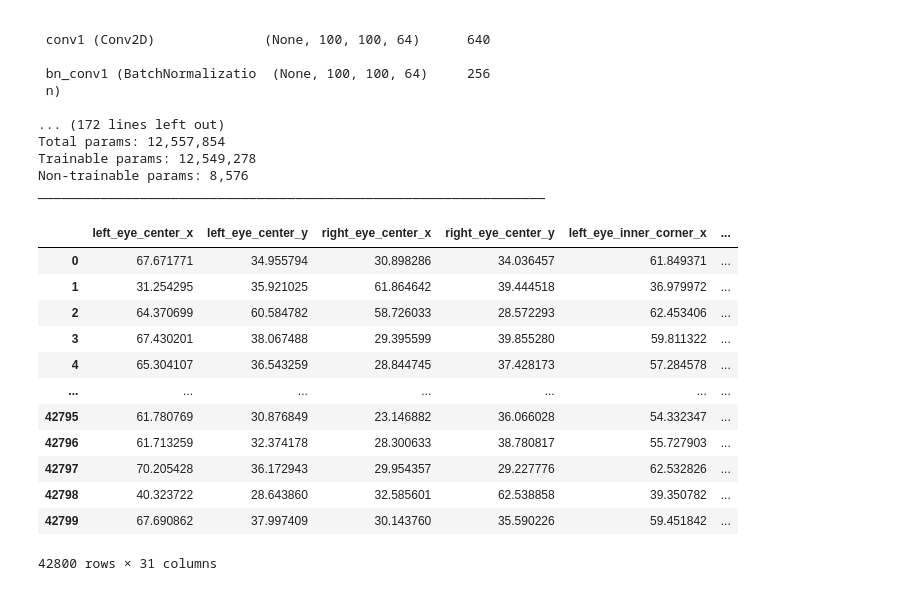
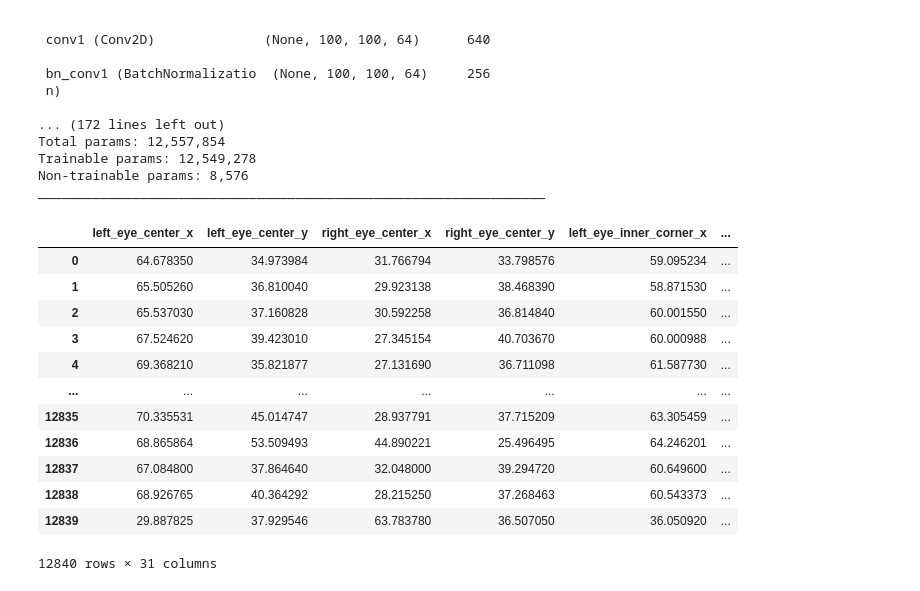
Before and after one commit to RubenBBlazquez/EmotionPredictor, a Jupyter notebook: FacialPointsPredictor.ipynb, the cells around one changed output. Saved outputs shown, nothing was run; the diff lists cells and outputs as text; code cells hidden in the pictures.

```diff
--- a/FacialPointsPredictor.ipynb
+++ b/FacialPointsPredictor.ipynb
@@ -117,22 +117,22 @@ Trainable params: 12,549,278
 Non-trainable params: 8,576
 _________________________________________________________________
 # %%
-data = pd.read_feather('datasets/augmented_data.feather').copy()
+data = pd.read_feather('datasets/second_augmented_data.feather').copy()
 data
 # %% [output]
 |  | left_eye_center_x | left_eye_center_y | right_eye_center_x | right_eye_center_y | left_eye_inner_corner_x | ... |
-| 0 | 67.671771 | 34.955794 | 30.898286 | 34.036457 | 61.849371 | ... |
-| 1 | 31.254295 | 35.921025 | 61.864642 | 39.444518 | 36.979972 | ... |
-| 2 | 64.370699 | 60.584782 | 58.726033 | 28.572293 | 62.453406 | ... |
-| 3 | 67.430201 | 38.067488 | 29.395599 | 39.855280 | 59.811322 | ... |
-| 4 | 65.304107 | 36.543259 | 28.844745 | 37.428173 | 57.284578 | ... |
+| 0 | 64.678350 | 34.973984 | 31.766794 | 33.798576 | 59.095234 | ... |
+| 1 | 65.505260 | 36.810040 | 29.923138 | 38.468390 | 58.871530 | ... |
+| 2 | 65.537030 | 37.160828 | 30.592258 | 36.814840 | 60.001550 | ... |
+| 3 | 67.524620 | 39.423010 | 27.345154 | 40.703670 | 60.000988 | ... |
+| 4 | 69.368210 | 35.821877 | 27.131690 | 36.711098 | 61.587730 | ... |
 | ... | ... | ... | ... | ... | ... | ... |
-| 42795 | 61.780769 | 30.876849 | 23.146882 | 36.066028 | 54.332347 | ... |
-| 42796 | 61.713259 | 32.374178 | 28.300633 | 38.780817 | 55.727903 | ... |
-| 42797 | 70.205428 | 36.172943 | 29.954357 | 29.227776 | 62.532826 | ... |
-| 42798 | 40.323722 | 28.643860 | 32.585601 | 62.538858 | 39.350782 | ... |
-| 42799 | 67.690862 | 37.997409 | 30.143760 | 35.590226 | 59.451842 | ... |
+| 12835 | 70.335531 | 45.014747 | 28.937791 | 37.715209 | 63.305459 | ... |
+| 12836 | 68.865864 | 53.509493 | 44.890221 | 25.496495 | 64.246201 | ... |
+| 12837 | 67.084800 | 37.864640 | 32.048000 | 39.294720 | 60.649600 | ... |
+| 12838 | 68.926765 | 40.364292 | 28.215250 | 37.268463 | 60.543373 | ... |
+| 12839 | 29.887825 | 37.929546 | 63.783780 | 36.507050 | 36.050920 | ... |
-42800 rows × 31 columns
+12840 rows × 31 columns
 # %%
 from sklearn.model_selection import train_test_split
 
```
Also changed, not shown: parts of 5 cells of this notebook, 8 other files.
